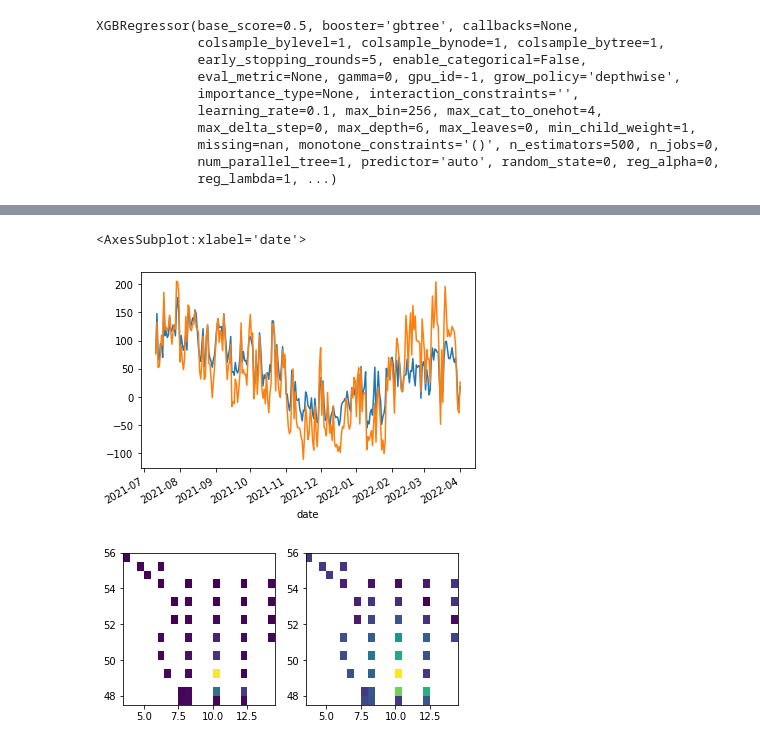
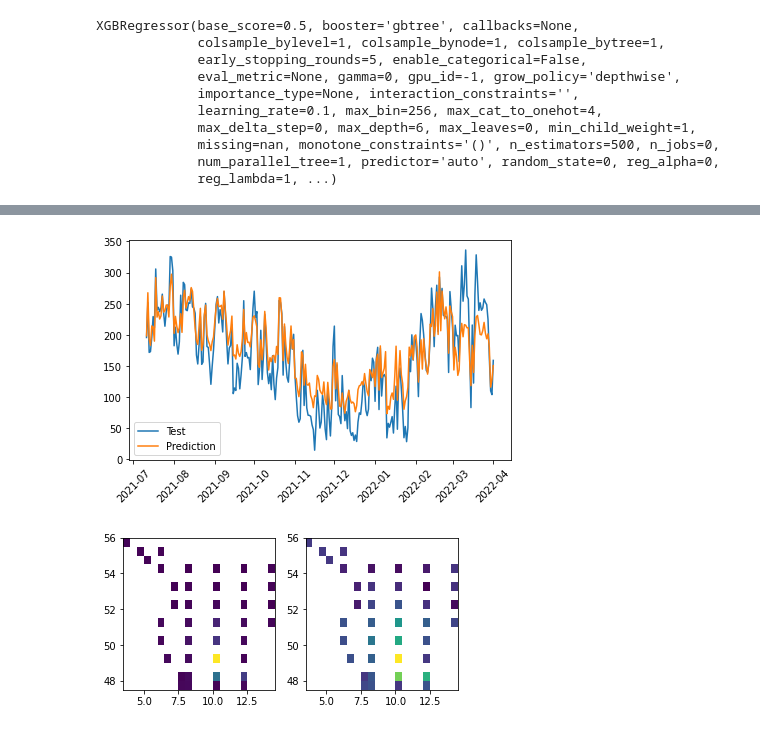
Before and after one commit to niko-nikolay/RenewableEnergyForecastML, a Jupyter notebook: notebooks/learn_data.ipynb, the cells around one changed output, grey strips where cells are left out. Saved outputs shown, nothing was run; the diff lists cells and outputs as text; code cells hidden in the pictures.

```diff
--- a/notebooks/learn_data.ipynb
+++ b/notebooks/learn_data.ipynb
@@ -205,12 +224,15 @@ RMSE :  37.35
 Average of y :  73.82
-# %%
-plt.figure()
-
-plt.plot(X_test.index, pred)
-y_test_stationary.plot()
-# %% [output]
-<AxesSubplot:xlabel='date'>
-[figure, removed]
+# %%
+plt.figure()
+
+plt.plot(y_test, label='Test')
+plt.plot(X_test.index, y_predicted, label='Prediction')
+
+plt.xticks(rotation = 45)
+plt.legend()
+plt.tight_layout()
+# %% [output]
+[figure, added]
 # %%
 # get feature impotance from regressor
 feature_importance = solar_regressor.get_booster().get_score(importance_type='total_gain')
```
Also changed, not shown: parts of 17 cells of this notebook, 1 other file.
